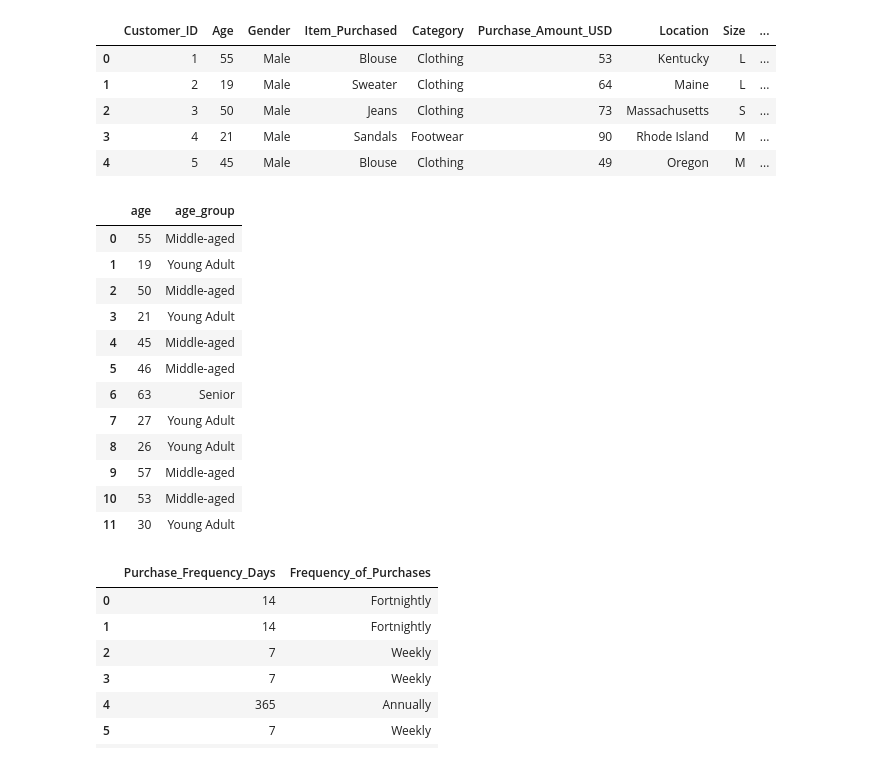
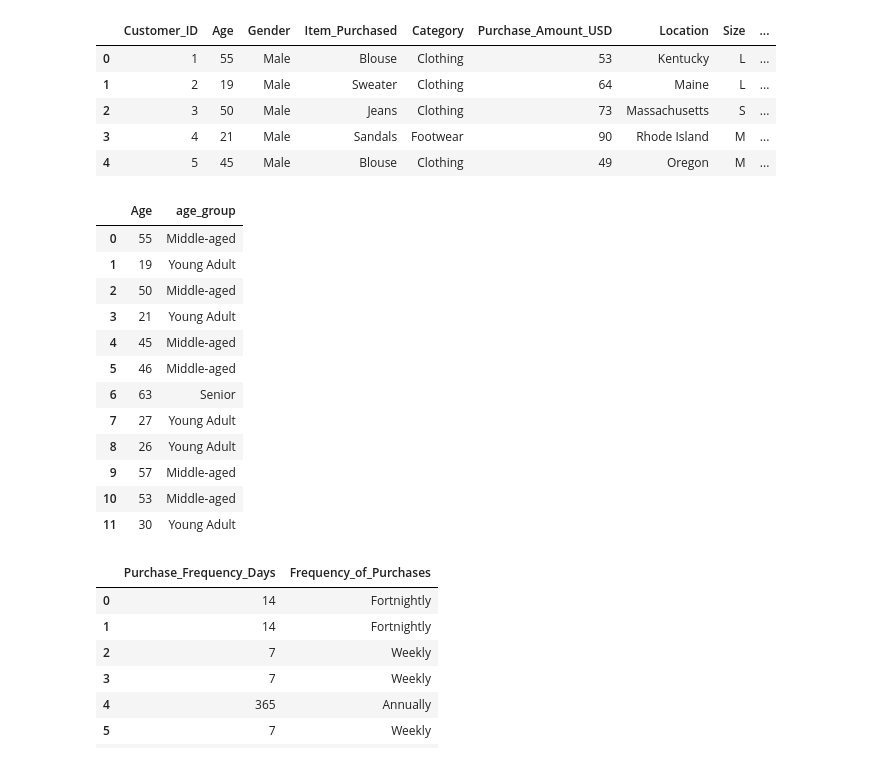
Before and after one commit to samuelsichone/Customer_Shopping_Behavior_ANALYSIS, a Jupyter notebook: customer_b_notebook.ipynb, the cells around one changed output. Saved outputs shown, nothing was run; the diff lists cells and outputs as text; code cells hidden in the pictures.

```diff
--- a/customer_b_notebook.ipynb
+++ b/customer_b_notebook.ipynb
@@ -122,11 +122,11 @@ df.head()
 # %%
 # Created anew column age_group
 labels = ['Young Adult', 'Adult', 'Middle-aged', 'Senior']
-df['age_group'] = pd.qcut(df['age'], q=4, labels = labels)
+df['age_group'] = pd.qcut(df['Age'], q=4, labels = labels)
 # %%
-df[['age','age_group']].head(12)
+df[['Age','age_group']].head(12)
 # %% [output]
-|  | age | age_group |
+|  | Age | age_group |
 | 0 | 55 | Middle-aged |
 | 1 | 19 | Young Adult |
 | 2 | 50 | Middle-aged |
```
Also changed, not shown: parts of 3 cells of this notebook, 3 other files.
